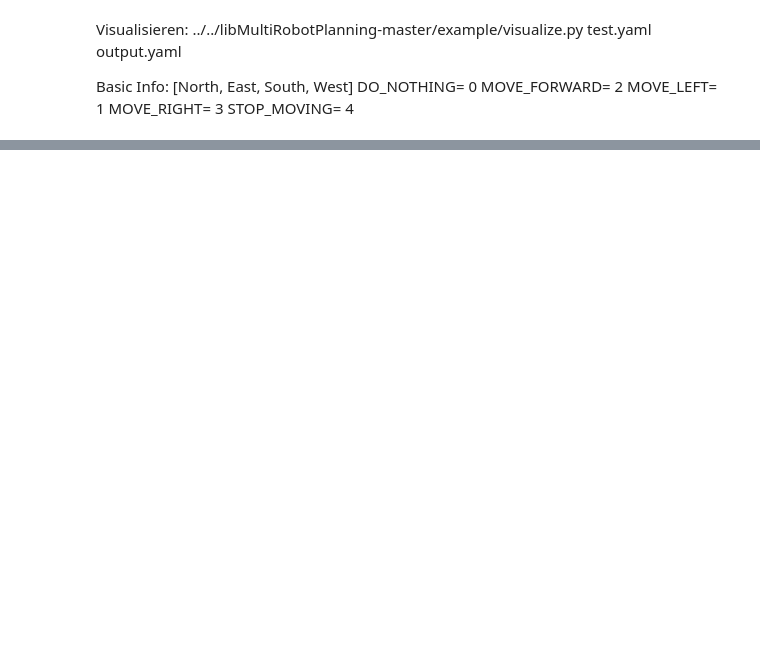
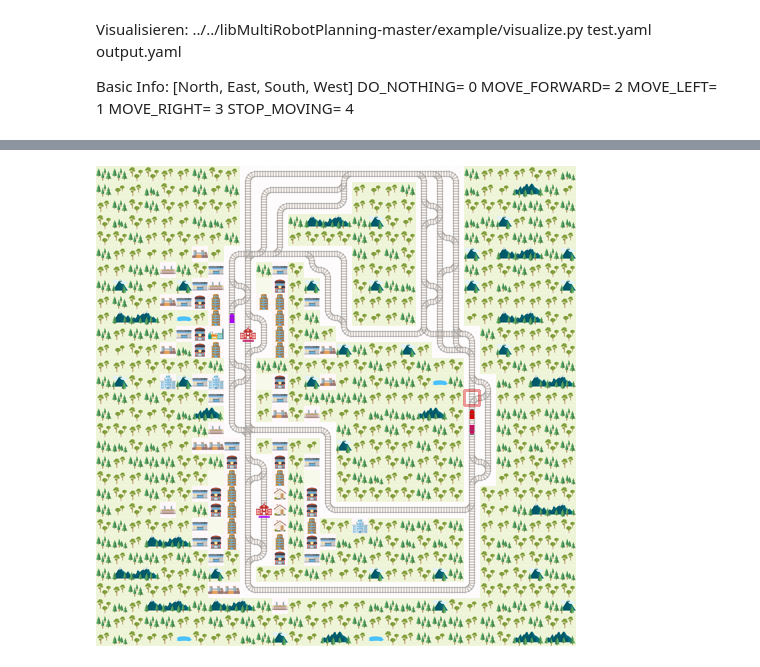
Before and after one commit to kaiserm99/Bachelor-Arbeit-KI, a Jupyter notebook: first_steps/first_steps_pp.ipynb, the cells around one changed output, grey strips where cells are left out. Drawn from its saved outputs; the diff is of its cells as text; code cells hidden in the pictures; blank space fills up the shorter version.

```diff
--- a/first_steps/first_steps_pp.ipynb
+++ b/first_steps/first_steps_pp.ipynb
@@ -536,0 +533,24 @@ print(l[z])
+# %%
+rail_generator=sparse_rail_generator(
+        max_num_cities = 4,
+        grid_mode= False,
+        max_rails_between_cities = 3,
+        max_rails_in_city = 3,
+        seed=0
+    )
+
+env = RailEnv(
+        width=30, height=30,
+        rail_generator=rail_generator,
+        schedule_generator=sparse_schedule_generator(),
+        number_of_agents=3
+    )
+
+obs, info = env.reset()
+env.step({i : 2 for i in range(env.get_num_agents())})
+env.step({i : 2 for i in range(env.get_num_agents())})
+env.step({i : 2 for i in range(env.get_num_agents())})
+
+render_env(env)
+# %% [output]
+[figure, added]
```
Also changed, not shown: parts of 10 cells of this notebook, 20 other files.
